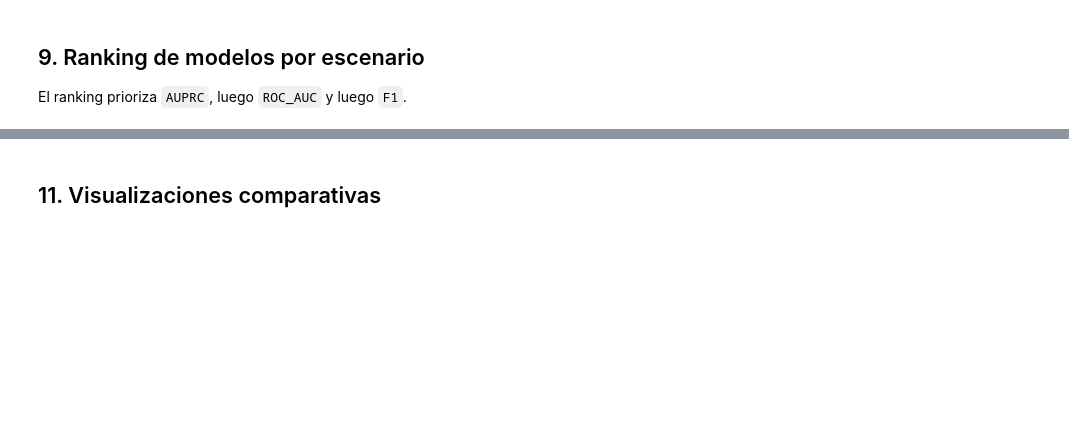
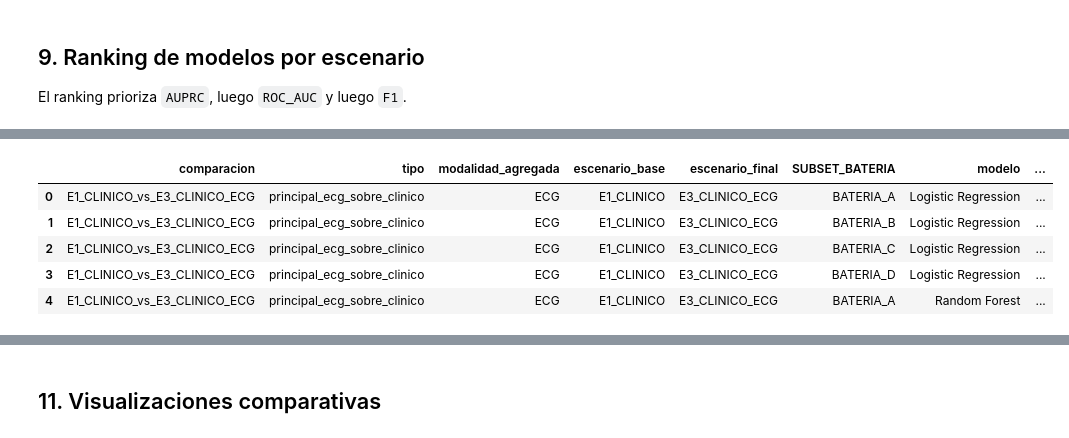
Before and after one commit to viggo2040/tfm-ecg-riesgo-cardiometabolico, a Jupyter notebook: notebooks/07_evaluacion_incremental_ecg.ipynb, the cells around one changed output, grey strips where cells are left out. Saved outputs shown, nothing was run; the diff lists cells and outputs as text; code cells hidden in the pictures; blank space fills up the shorter version.

```diff
--- a/notebooks/07_evaluacion_incremental_ecg.ipynb
+++ b/notebooks/07_evaluacion_incremental_ecg.ipynb
@@ -490,35 +550,56 @@ Si las métricas contienen una columna compatible con batería o subconjunto est
 # %%
-subset_candidates = ["SUBSET_BATERIA", "BATERIA", "subset", "bateria", "Subset", "Bateria"]
-subset_col = next((c for c in subset_candidates if c in metricas.columns), None)
+comparacion_por_subset = pd.DataFrame()
+rows_subset = []
 
-comparacion_por_subset = pd.DataFrame()
-subset_msg = "Evaluación por subconjuntos estructurales no ejecutada: métricas no contienen columna de batería."
+for comp in COMPARACIONES:
+    base_df = metricas_subsets[metricas_subsets["escenario"].astype(str).eq(comp["escenario_base"])].copy()
+    final_df = metricas_subsets[metricas_subsets["escenario"].astype(str).eq(comp["escenario_final"])].copy()
 
-if subset_col:
-    rows_subset = []
-    for comp in COMPARACIONES:
-        base_df = metricas[metricas["escenario"].astype(str).eq(comp["escenario_base"])].copy()
-        final_df = metricas[metricas["escenario"].astype(str).eq(comp["escenario_final"])].copy()
-        merged = base_df.merge(final_df, on=[subset_col, "modelo"], suffixes=("_base", "_final"), how="inner")
-        for _, r in merged.iterrows():
-            out = {
-                "comparacion": comp["comparacion"],
-                "tipo": comp["tipo"],
-                "modalidad_agregada": comp["modalidad_agregada"],
-                "escenario_base": comp["escenario_base"],
-                "escenario_final": comp["escenario_final"],
-                "modelo": r["modelo"],
-                subset_col: r[subset_col],
-            }
-            for met in METRICAS_EVALUACION:
-                base_val = r.get(f"{met}_base", np.nan)
-                final_val = r.get(f"{met}_final", np.nan)
-                out[f"delta_{met}"] = final_val - base_val if not pd.isna(final_val) and not pd.isna(base_val) else np.nan
-            rows_subset.append(out)
-    comparacion_por_subset = pd.DataFrame(rows_subset)
-    subset_msg = f"Evaluación por subconjuntos estructurales ejecutada usando columna: {subset_col}"
+    merged = base_df.merge(
+        final_df,
+        on=["SUBSET_BATERIA", "modelo"],
+        suffixes=("_base", "_final"),
+        how="inner",
+    )
+
+    for _, r in merged.iterrows():
+        out = {
+            "comparacion": comp["comparacion"],
+            "tipo": comp["tipo"],
+            "modalidad_agregada": comp["modalidad_agregada"],
+            "escenario_base": comp["escenario_base"],
+            "escenario_final": comp["escenario_final"],
+            "SUBSET_BATERIA": r["SUBSET_BATERIA"],
+            "modelo": r["modelo"],
+        }
+        for met in METRICAS_EVALUACION:
+            base_val = r.get(f"{met}_base", np.nan)
+            final_val = r.get(f"{met}_final", np.nan)
+            out[f"{met}_base"] = base_val
+            out[f"{met}_final"] = final_val
+            out[f"delta_{met}"] = final_val - base_val if not pd.isna(final_val) and not pd.isna(base_val) else np.nan
+            out[f"delta_rel_{met}"] = safe_rel_delta(final_val, base_val)
+        rows_subset.append(out)
+
+comparacion_por_subset = pd.DataFrame(rows_subset)
+
+if comparacion_por_subset.empty:
+    raise ValueError(
+        "No se pudo construir la comparación incremental por SUBSET_BATERIA. "
+        "Revisar que Metricas_Modelado_Subsets_TFM.xlsx contenga los mismos escenarios y modelos que las métricas globales."
+    )
+
+subset_msg = "Evaluación incremental por subconjuntos estructurales ejecutada usando Metricas_Modelado_Subsets_TFM.xlsx y columna SUBSET_BATERIA."
+
+resumen_subsets = (
+    comparacion_por_subset
+    .groupby(["comparacion", "SUBSET_BATERIA", "modelo"], as_index=False)[[f"delta_{m}" for m in METRICAS_EVALUACION]]
+    .mean()
+    .sort_values(["comparacion", "SUBSET_BATERIA", "modelo"])
+)
 
 print(subset_msg)
-if not comparacion_por_subset.empty:
-    display(comparacion_por_subset.head())
+print("Filas de comparación por SUBSET_BATERIA:", len(comparacion_por_subset))
+display(comparacion_por_subset.head())
+display(resumen_subsets.head())
 # %% [output]
@@ -525,0 +608,6 @@ Evaluación por subconjuntos estructurales no ejecutada: métricas no contienen
+|  | comparacion | tipo | modalidad_agregada | escenario_base | escenario_final | SUBSET_BATERIA | modelo | ... |
+| 0 | E1_CLINICO_vs_E3_CLINICO_ECG | principal_ecg_sobre_clinico | ECG | E1_CLINICO | E3_CLINICO_ECG | BATERIA_A | Logistic Regression | ... |
+| 1 | E1_CLINICO_vs_E3_CLINICO_ECG | principal_ecg_sobre_clinico | ECG | E1_CLINICO | E3_CLINICO_ECG | BATERIA_B | Logistic Regression | ... |
+| 2 | E1_CLINICO_vs_E3_CLINICO_ECG | principal_ecg_sobre_clinico | ECG | E1_CLINICO | E3_CLINICO_ECG | BATERIA_C | Logistic Regression | ... |
+| 3 | E1_CLINICO_vs_E3_CLINICO_ECG | principal_ecg_sobre_clinico | ECG | E1_CLINICO | E3_CLINICO_ECG | BATERIA_D | Logistic Regression | ... |
+| 4 | E1_CLINICO_vs_E3_CLINICO_ECG | principal_ecg_sobre_clinico | ECG | E1_CLINICO | E3_CLINICO_ECG | BATERIA_A | Random Forest | ... |
```
Also changed, not shown: parts of 13 cells of this notebook, 30 other files.
